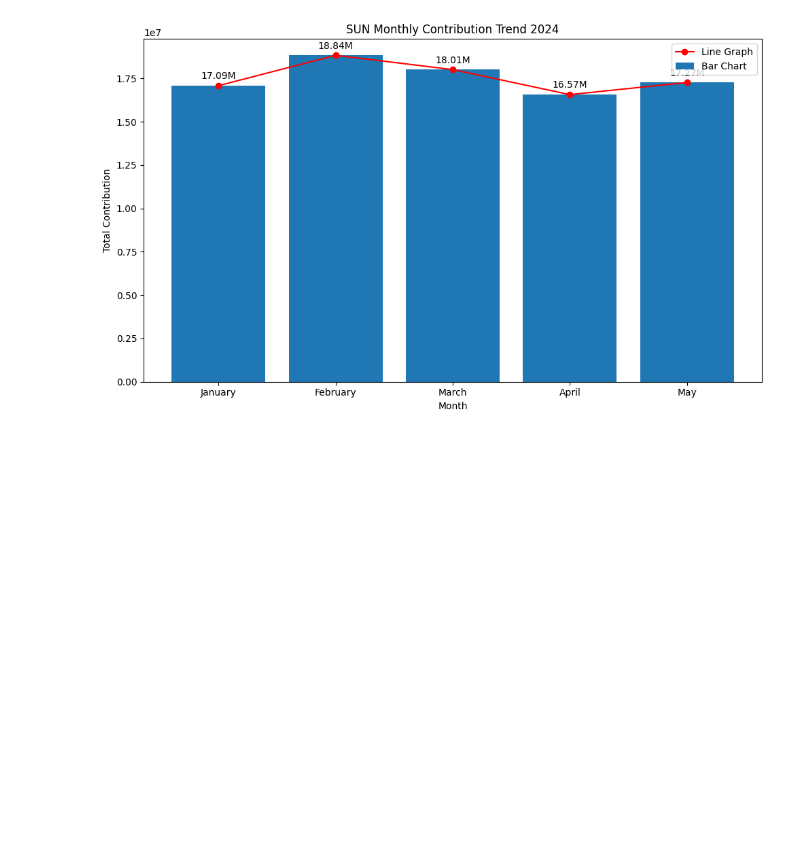
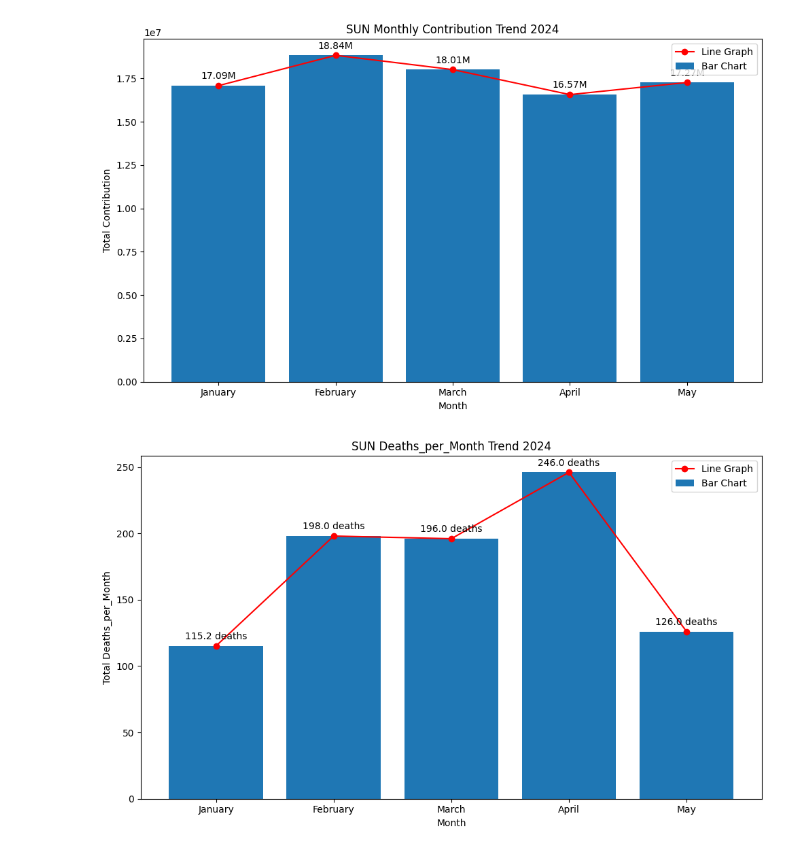
Before and after one commit to stevejj4/Data-Cleaning, a Jupyter notebook: SUN_Report.ipynb, the cells around one changed output. Cells and saved outputs as stored; diff of their text form; code cells hidden in the pictures; blank space fills up the shorter version.

```diff
--- a/SUN_Report.ipynb
+++ b/SUN_Report.ipynb
@@ -180,3 +180,37 @@ plt.tight_layout()
 plt.show()
 # %% [output]
 [figure]
+# %%
+# Group the data by month and calculate the total deaths for each month
+monthly_Deaths_per_Month = df.groupby('Month')['Deaths_per_Month'].sum()
+
+# Ensure months are in the correct order (January to May)
+month_order = ['January', 'February', 'March', 'April', 'May']
+monthly_Deaths_per_Month = monthly_Deaths_per_Month.reindex(month_order)
+
+# Create a figure and axes
+fig, ax = plt.subplots(figsize=(10, 6))
+
+# Plot the bar chart
+ax.bar(monthly_Deaths_per_Month.index, monthly_Deaths_per_Month.values, label='Bar Chart')
+
+# Plot the line graph
+ax.plot(monthly_Deaths_per_Month.index, monthly_Deaths_per_Month.values, marker='o', color='red', label='Line Graph')
+
+# Set the title and labels
+ax.set_title('SUN Deaths_per_Month Trend 2024')
+ax.set_xlabel('Month')
+ax.set_ylabel('Total Deaths_per_Month')
+
+# Add labels above each bar/point with 'M' to indicate millions
+for x, y in zip(monthly_Deaths_per_Month.index, monthly_Deaths_per_Month.values):
+    ax.annotate(f'{y/1} deaths', (x, y), textcoords="offset points", xytext=(0,7), ha='center')
+
+# Add a legend
+ax.legend()
+
+# Show the plot
+plt.tight_layout()
+plt.show()
+# %% [output]
+[figure, added]
```
Also changed, not shown: parts of 3 cells of this notebook.
